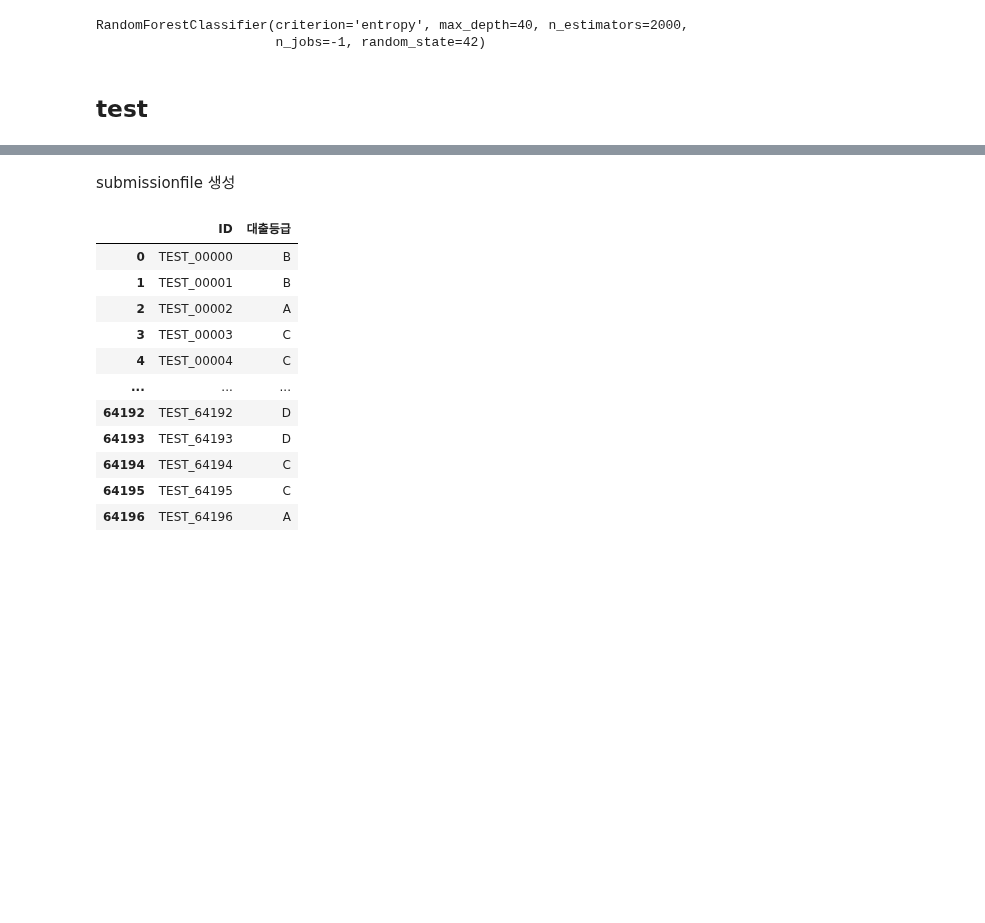
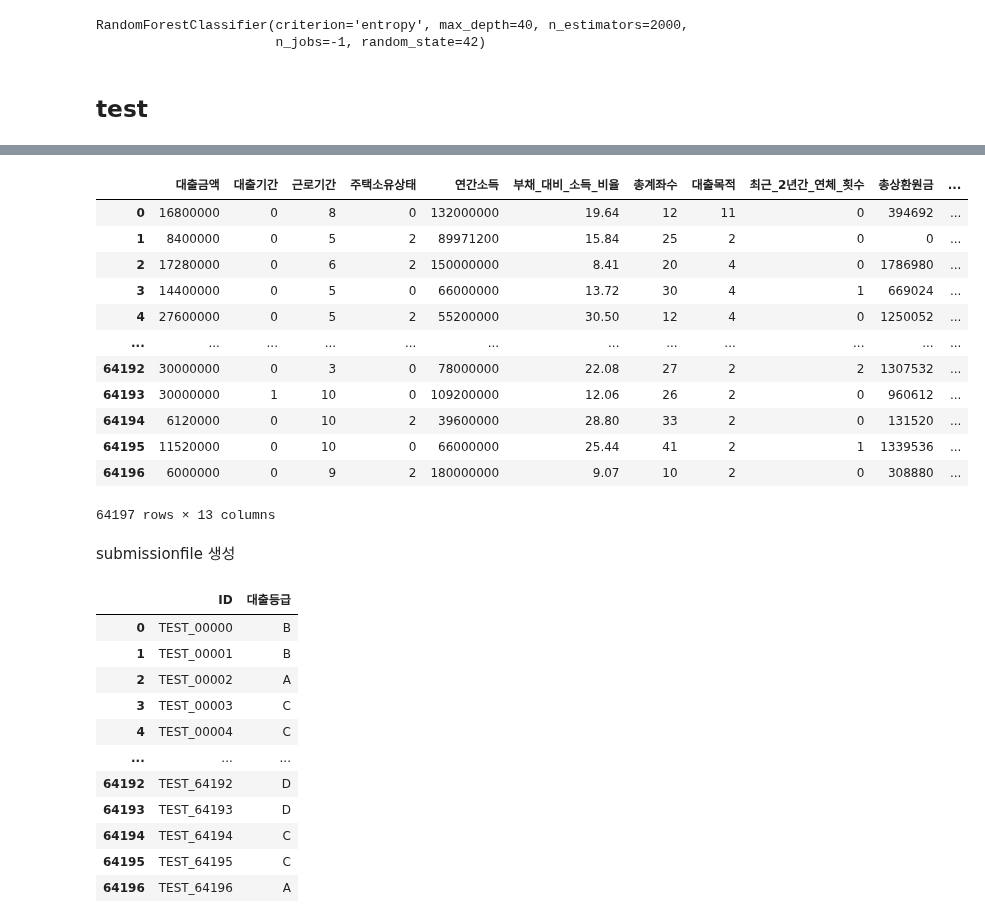
Before and after one commit to kimjuhwan1234/Customer_Loan_Rate_Classification, a Jupyter notebook: Reference/base.ipynb, the cells around one changed output, grey strips where cells are left out. Cells and saved outputs as stored; diff of their text form; code cells hidden in the pictures; blank space fills up the shorter version.

```diff
--- a/Reference/base.ipynb
+++ b/Reference/base.ipynb
@@ -158,7 +156,7 @@ RandomForestClassifier(criterion='entropy', max_depth=40, n_estimators=2000,
 # %% [markdown]
 ## **test**
 # %%
-test_data = pd.read_csv('./test.csv')
+test_data = pd.read_csv('../Database/test.csv')
 test_data.head(2)
 # %% [output]
 |  | ID | 대출금액 | 대출기간 | 근로기간 | 주택소유상태 | 연간소득 | 부채_대비_소득_비율 | 총계좌수 | 대출목적 | 최근_2년간_연체_횟수 | ... |
@@ -173,6 +171,22 @@ test_data['근로기간']  =test_data['근로기간'].fillna(0)
 test_data['근로기간']  =test_data['근로기간'].astype(int)
 # %%
 test_data = test_data.drop(columns='ID')
+# %%
+test_data
+# %% [output]
+|  | 대출금액 | 대출기간 | 근로기간 | 주택소유상태 | 연간소득 | 부채_대비_소득_비율 | 총계좌수 | 대출목적 | 최근_2년간_연체_횟수 | 총상환원금 | ... |
+| 0 | 16800000 | 0 | 8 | 0 | 132000000 | 19.64 | 12 | 11 | 0 | 394692 | ... |
+| 1 | 8400000 | 0 | 5 | 2 | 89971200 | 15.84 | 25 | 2 | 0 | 0 | ... |
+| 2 | 17280000 | 0 | 6 | 2 | 150000000 | 8.41 | 20 | 4 | 0 | 1786980 | ... |
+| 3 | 14400000 | 0 | 5 | 0 | 66000000 | 13.72 | 30 | 4 | 1 | 669024 | ... |
+| 4 | 27600000 | 0 | 5 | 2 | 55200000 | 30.50 | 12 | 4 | 0 | 1250052 | ... |
+| ... | ... | ... | ... | ... | ... | ... | ... | ... | ... | ... | ... |
+| 64192 | 30000000 | 0 | 3 | 0 | 78000000 | 22.08 | 27 | 2 | 2 | 1307532 | ... |
+| 64193 | 30000000 | 1 | 10 | 0 | 109200000 | 12.06 | 26 | 2 | 0 | 960612 | ... |
+| 64194 | 6120000 | 0 | 10 | 2 | 39600000 | 28.80 | 33 | 2 | 0 | 131520 | ... |
+| 64195 | 11520000 | 0 | 10 | 0 | 66000000 | 25.44 | 41 | 2 | 1 | 1339536 | ... |
+| 64196 | 6000000 | 0 | 9 | 2 | 180000000 | 9.07 | 10 | 2 | 0 | 308880 | ... |
+64197 rows × 13 columns
 # %%
 test_pred = model.predict(test_data)
 # %% [markdown]
```
Also changed, not shown: parts of 7 cells of this notebook.
